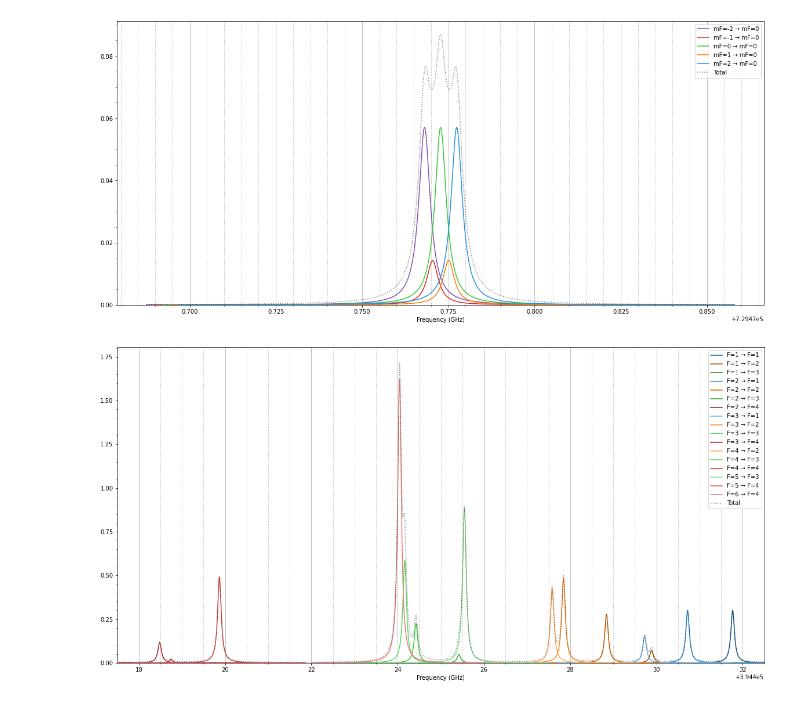
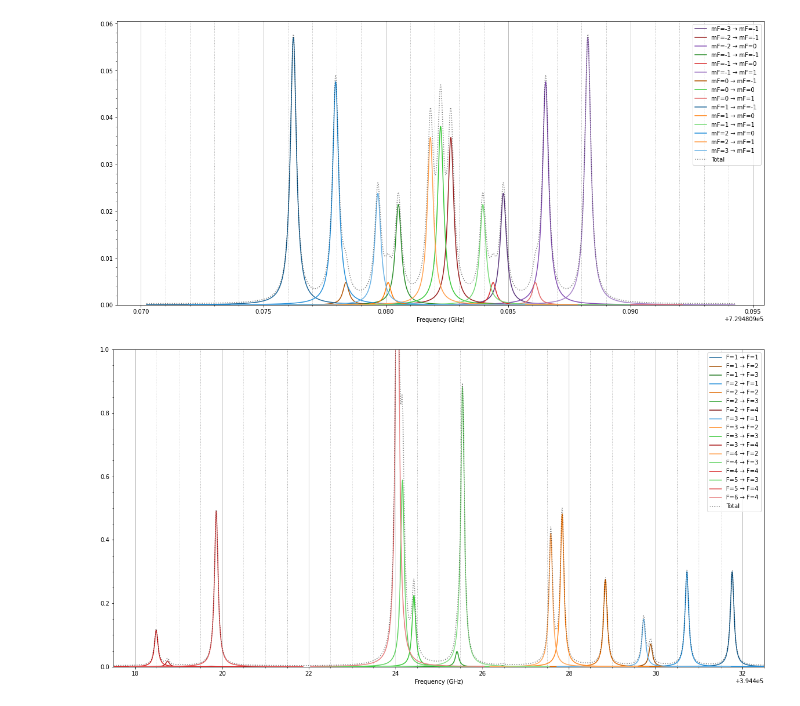
Before and after one commit to thomasdellaert/Atom-Toolkit, a Jupyter notebook: spectra.ipynb, the cells around one changed output. Drawn from its saved outputs; the diff is of its cells as text; code cells hidden in the pictures.

```diff
--- a/spectra.ipynb
+++ b/spectra.ipynb
@@ -9,4 +9,8 @@ from pprint import pprint
 import numpy as np
 # %%
 a = Atom.load('species/Yb_II_173.atom')
-a.B = Q_(5.0, 'G')
+a.B = Q_(4.6, 'G')
+line369 = a.transitions[('4f14.6s 2S1/2', '4f14.6p 2P*1/2')]
+line935 = a.transitions[('4f14.5d 2D3/2', '4f13.(2F*<7/2>).5d.6s.(3D) 3[3/2]*1/2')]
+line411 = a.transitions[('4f14.6s 2S1/2', '4f14.5d 2D5/2')]
+line760 = a.transitions[('4f13.(2F*).6s2 2F*7/2', '4f13.(2F*<7/2>).5d.6s.(1D) 1[3/2]*3/2')]
@@ -17,3 +17,9 @@ a.B = Q_(5.0, 'G')
+# %%
+def add_ticks():
+    ax = plt.gca()
+    ax.grid(True, 'major', axis='x')
+    ax.minorticks_on()
+    ax.grid(True, 'minor', axis='x', linestyle=':', linewidth=1)
 # %%
 %matplotlib inline
 plt.figure(figsize=(20, 9))
@@ -71,21 +53,17 @@ print(a.levels['4f14.6s 2S1/2'].lande)
 # %%
 %matplotlib inline
 plt.figure(figsize=(20, 9))
 
-lineshape = lineshapes.LorentzianLineShape(gamma=.0001)
-mod_lineshape = lineshapes.ModLorentzianLineShape(gamma=.004, depth=.5, mod_freq_GHz=0.0002)
+lineshape = lineshapes.LorentzianLineShape(gamma=.0003)
+mod_lineshape = lineshapes.ModLorentzianLineShape(gamma=.0005, depth=.5, mod_freq_GHz=0.0002)
 
-spectra.plot_zeeman_spectrum(a.transitions[('4f14.6s 2S1/2 F=2', '4f14.5d 2D5/2 F=0')],
-                       lineshape=mod_lineshape, coloring='transition_type', num_points=1000)
-
-ax = plt.gca()
-ax.grid(True, 'major', axis='x')
-ax.minorticks_on()
-ax.grid(True, 'minor', axis='x', linestyle=':', linewidth=1)
+spectra.plot_zeeman_spectrum(line411[("F=3", "F=1")],
+                       lineshape=lineshape, coloring='transition_type', num_points=1000)
+add_ticks()
 
 plt.show()
 # %% [output]
-[figure, old version]
+[figure, new version]
 # %%
 %matplotlib inline
 plt.figure(figsize=(20, 10))
@@ -93,16 +71,13 @@ plt.figure(figsize=(20, 10))
 lineshape = lineshapes.LorentzianLineShape(gamma=.1)
 mod_lineshape = lineshapes.ModLorentzianLineShape(gamma=.01, depth=.2, mod_freq_GHz=.048)
 
-spectra.plot_hyperfine_spectrum(a.transitions[('4f13.(2F*).6s2 2F*7/2', '4f13.(2F*<7/2>).5d.6s.(1D) 1[3/2]*3/2')],
+spectra.plot_hyperfine_spectrum(line760,
                        lineshape=lineshape, coloring='u', num_points=1000)
+add_ticks()
 
-ax = plt.gca()
-ax.grid(True, 'major', axis='x')
-ax.minorticks_on()
-ax.grid(True, 'minor', axis='x', linestyle=':', linewidth=1)
-# plt.ylim(0, 0.3)
+plt.ylim(0, 1)
 plt.xlim(3.944e5+17.5, 3.944e5+32.5)
 
 plt.show()
 # %% [output]
-[figure, old version]
+[figure, new version]
```
Also changed, not shown: parts of 6 cells of this notebook, 2 other files.
